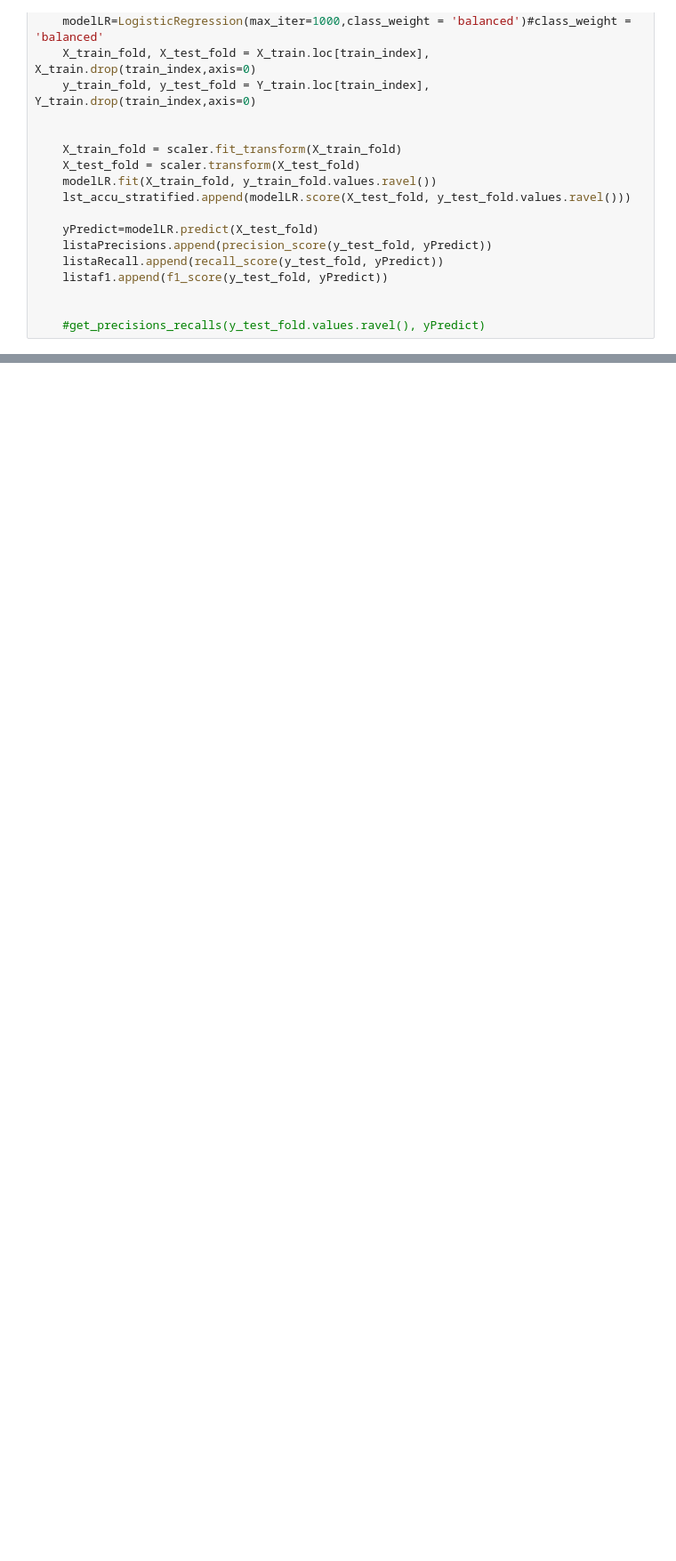
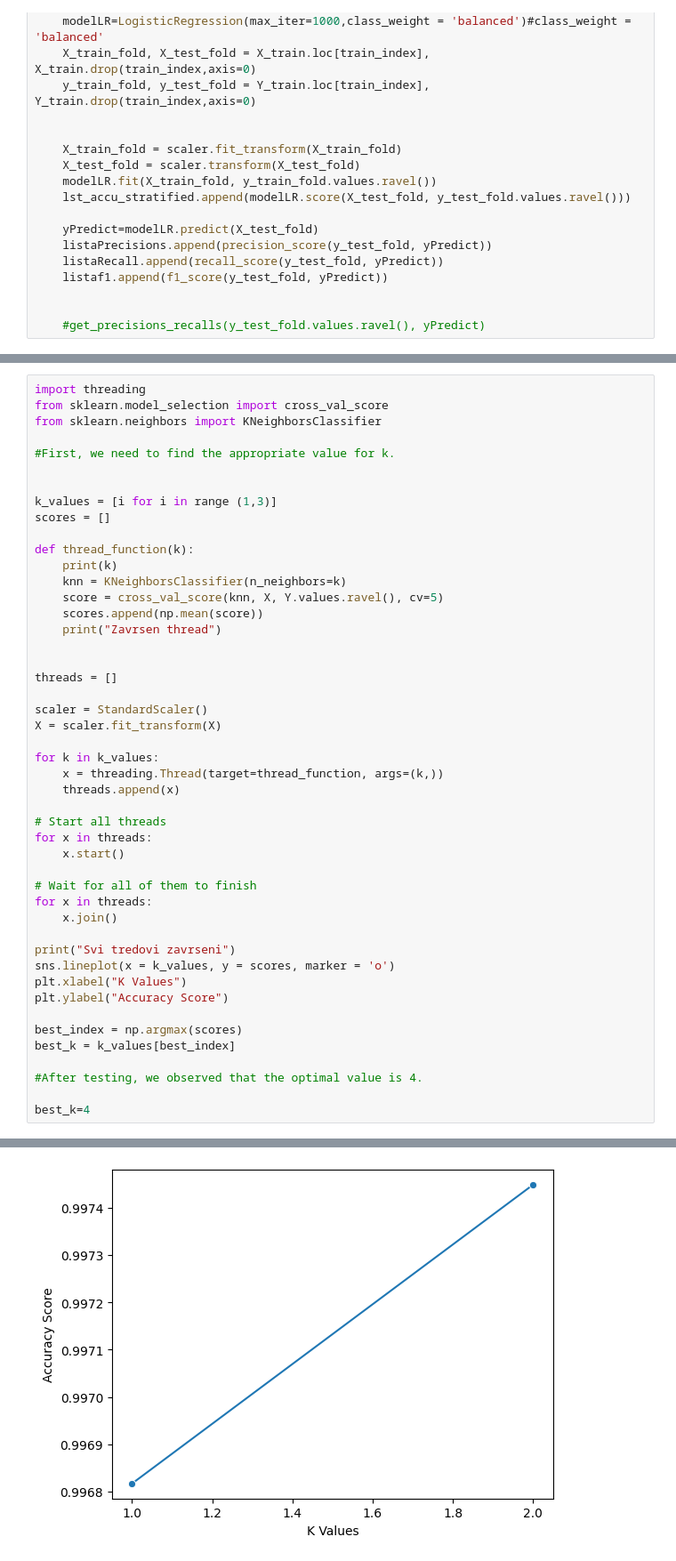
Before and after one commit to AndrijaLazic/AsteroidDetectionModel, a Jupyter notebook: Project.ipynb, the cells around one changed output, grey strips where cells are left out. Shown at 89% size. Drawn from its saved outputs; the diff is of its cells as text; blank space fills up the shorter version.

```diff
--- a/Project.ipynb
+++ b/Project.ipynb
@@ -680,0 +696,48 @@ for train_index, test_index in skf.split(X_train, Y_train):
+# %%
+import threading
+from sklearn.model_selection import cross_val_score
+from sklearn.neighbors import KNeighborsClassifier
+
+#First, we need to find the appropriate value for k.
+
+
+k_values = [i for i in range (1,3)]
+scores = []
+
+def thread_function(k):
+    print(k)
+    knn = KNeighborsClassifier(n_neighbors=k)
+    score = cross_val_score(knn, X, Y.values.ravel(), cv=5)
+    scores.append(np.mean(score))
+    print("Zavrsen thread")
+
+
+threads = []
+
+scaler = StandardScaler()
+X = scaler.fit_transform(X)
+
+for k in k_values:
+    x = threading.Thread(target=thread_function, args=(k,))
+    threads.append(x)
+
+# Start all threads
+for x in threads:
+    x.start()
+
+# Wait for all of them to finish
+for x in threads:
+    x.join()
+
+print("Svi tredovi zavrseni")
+sns.lineplot(x = k_values, y = scores, marker = 'o')
+plt.xlabel("K Values")
+plt.ylabel("Accuracy Score")
+
+best_index = np.argmax(scores)
+best_k = k_values[best_index]
+
+#After testing, we observed that the optimal value is 4.
+
+best_k=4
+# %% [output]
@@ -680,0 +749 @@ for train_index, test_index in skf.split(X_train, Y_train):
+[figure, added]
```
Also changed, not shown: parts of 2 cells of this notebook.
